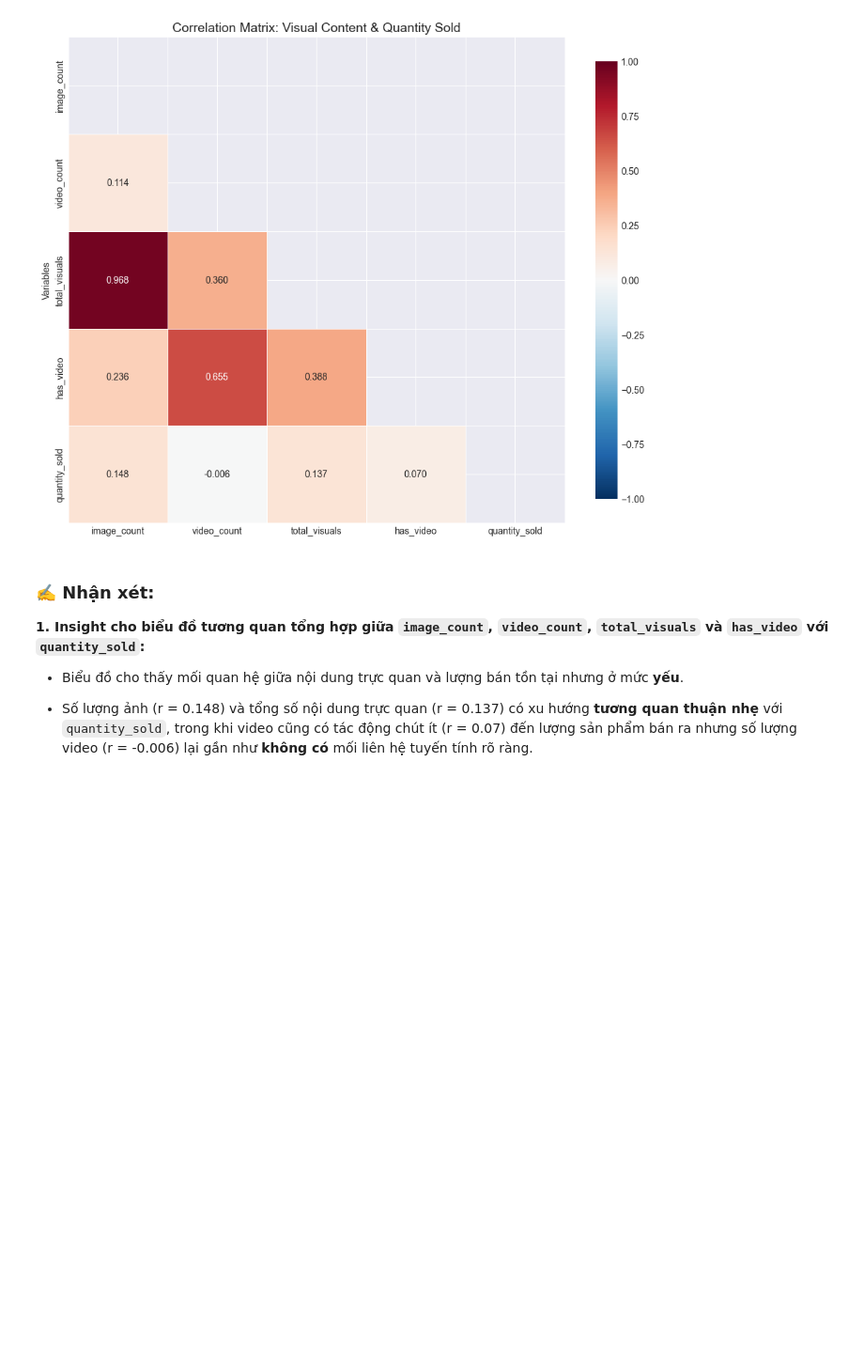
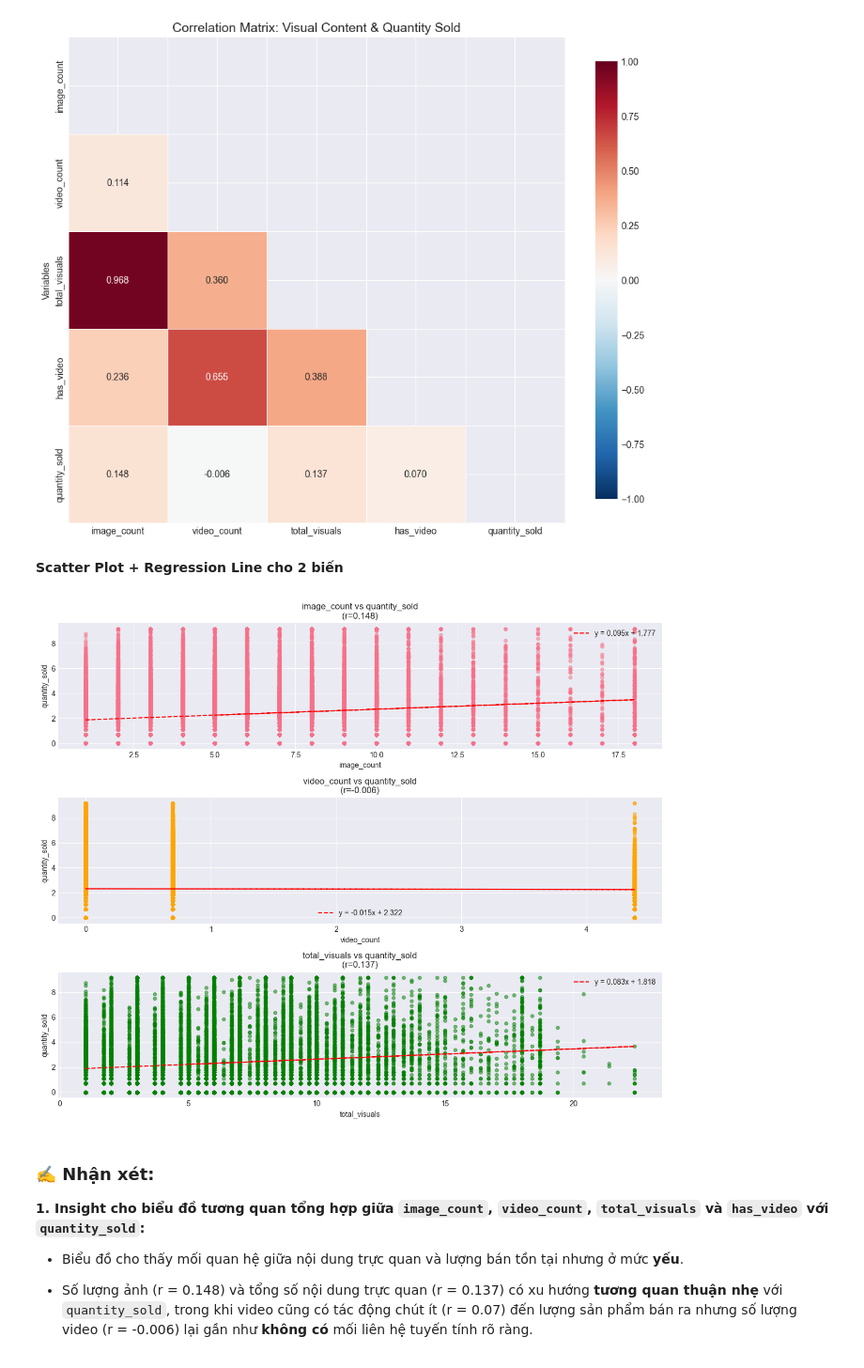
Before and after one commit to manhha2502/IntroductionToDataScience_Group09, a Jupyter notebook: notebooks/questions.ipynb, the cells around one changed output. Shown at 94% size. Saved outputs shown, nothing was run; the diff lists cells and outputs as text; code cells hidden in the pictures; blank space fills up the shorter version.

```diff
--- a/notebooks/questions.ipynb
+++ b/notebooks/questions.ipynb
@@ -270,6 +270,63 @@ plt.tight_layout()
 plt.show()
 # %% [output]
 [figure]
+# %% [markdown]
+**Scatter Plot + Regression Line cho 2 biến**
+# %%
+# Scatter plot giữa các biến & quantity_sold
+
+# Ma trận tương quan (chỉ dùng cho tiêu đề biểu đồ)
+corr_matrix = df_visual.corr()
+
+fig, axes = plt.subplots(3, 1, figsize=(12, 10))
+
+# Scatter 1: image_count vs quantity_sold
+axes[0].scatter(df_visual['image_count'], df_visual['quantity_sold'], alpha=0.5, s=20)
+z = np.polyfit(df_visual['image_count'], df_visual['quantity_sold'], 1)
+p = np.poly1d(z)
+axes[0].plot(df_visual['image_count'], p(df_visual['image_count']), "r--",
+                label=f'y = {z[0]:.3f}x + {z[1]:.3f}')
+axes[0].set_xlabel('image_count')
+axes[0].set_ylabel('quantity_sold')
+axes[0].set_title(
+    f'image_count vs quantity_sold\n(r={corr_matrix.loc["image_count", "quantity_sold"]:.3f})'
+)
+axes[0].legend()
+
+# Scatter 2: video_count vs quantity_sold
+axes[1].scatter(df_visual['video_count'], df_visual['quantity_sold'],
+                   alpha=0.5, s=20, color='orange')
+z = np.polyfit(df_visual['video_count'], df_visual['quantity_sold'], 1)
+p = np.poly1d(z)
+axes[1].plot(df_visual['video_count'], p(df_visual['video_count']), "r--",
+                label=f'y = {z[0]:.3f}x + {z[1]:.3f}')
+axes[1].set_xlabel('video_count')
+axes[1].set_ylabel('quantity_sold')
+axes[1].set_title(
+    f'video_count vs quantity_sold\n(r={corr_matrix.loc["video_count", "quantity_sold"]:.3f})'
+)
+axes[1].legend()
+
+# Scatter 3: total_visuals vs quantity_sold
+axes[2].scatter(df_visual['total_visuals'], df_visual['quantity_sold'],
+                   alpha=0.5, s=20, color='green')
+z = np.polyfit(df_visual['total_visuals'], df_visual['quantity_sold'], 1)
+p = np.poly1d(z)
+axes[2].plot(df_visual['total_visuals'], p(df_visual['total_visuals']), "r--",
+                label=f'y = {z[0]:.3f}x + {z[1]:.3f}')
+axes[2].set_xlabel('total_visuals')
+axes[2].set_ylabel('quantity_sold')
+axes[2].set_title(
+    f'total_visuals vs quantity_sold\n(r={corr_matrix.loc["total_visuals", "quantity_sold"]:.3f})'
+)
+axes[2].legend()
+
+
+
+plt.tight_layout()
+plt.show()
+# %% [output]
+[figure, added]
 # %% [markdown]
 ### **✍️ Nhận xét:**
 **1. Insight cho biểu đồ tương quan tổng hợp giữa `image_count`, `video_count`, `total_visuals` và `has_video` với `quantity_sold`:**
```
Also changed, not shown: parts of 7 cells of this notebook, 4 other files.
